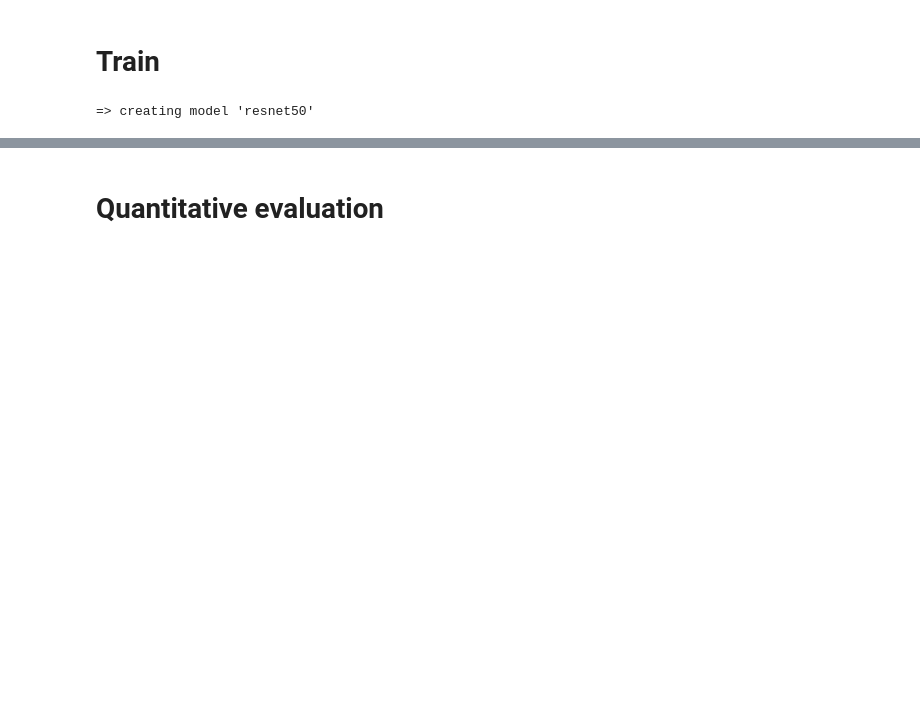
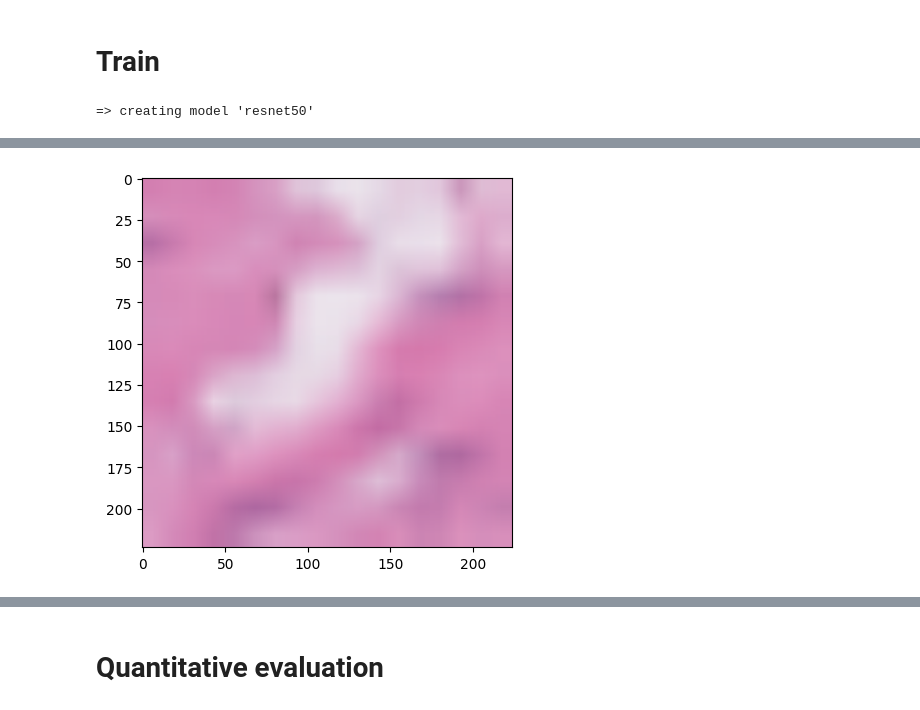
Before and after one commit to xu-shitong/Contrastive-Medical-Image-Classification, a Jupyter notebook: attention_masking_moco/attention_masking_moco.ipynb, the cells around one changed output, grey strips where cells are left out. Saved outputs shown, nothing was run; the diff lists cells and outputs as text; code cells hidden in the pictures; blank space fills up the shorter version.

Commit message:
add milestone of attention moco masking

```diff
--- a/attention_masking_moco/attention_masking_moco.ipynb
+++ b/attention_masking_moco/attention_masking_moco.ipynb
@@ -437,10 +424,0 @@ loss.backward()
-# %%
-# grad = torch.randn((128, 3, 224, 224))
-# grad[:, 1, 100, 200] = 1000
-grad = images[0].grad
-# %%
-_, _, h, w = grad.shape
-index = grad.reshape((BATCH_SIZE, -1)).argmax(dim=-1)
-center_z = index // (w * h)
-center_y, center_x = (index - center_z * w * h) // w, ((index - center_z * w * h)) % w
-center_z.shape, center_x.shape, center_y.shape, center_z, center_x, center_y
@@ -465,10 +424,0 @@ center_z.shape, center_x.shape, center_y.shape, center_z, center_x, center_y
-# %%
-import matplotlib.pyplot as plt
-import torchvision
-
-width, height = 96, 96
-
-cropped = torchvision.transforms.functional.crop(grad[0, center_z[0]], center_y[0] - height // 2, center_x[0] - width // 2, height, width)
-
-plt.imshow(cropped.cpu().detach().numpy())
-# TODO: use view to get maximum position, use crop get region,
@@ -523,0 +495,63 @@ torch.Size([128, 3, 224])
+# %%
+import matplotlib.pyplot as plt
+import torchvision
+
+model = torch.load(ROOT + "./attention_masking_moco/71101_epochs20_batch128_lr0.03_momentum0.9_moco-momentum0.999_loss-typeself_V2True.pickle")
+
+def plt_show(img):
+  mean=torch.tensor([0.485, 0.456, 0.406])
+  std=torch.tensor([0.229, 0.224, 0.225])
+
+  unnormalize = transforms.Normalize((-mean / std).tolist(), (1.0 / std).tolist())
+  img = unnormalize(img)
+  plt.imshow(img.permute((1,2,0)).cpu().detach().numpy())
+  plt.show()
+
+for images, labels in pretrain_loader:
+  break
+
+if args.loss_type == 'self':
+  labels = None
+
+# compute output
+if args.gpu is not None:
+    images[0] = images[0].cuda(args.gpu, non_blocking=True)
+    images[1] = images[1].cuda(args.gpu, non_blocking=True)
+
+# create attention pertubation
+model.eval()
+images[0] = images[0].clone().detach()
+images[0].requires_grad = True
+
+plt_show(images[0][0])
+plt_show(images[1][0])
+
+
+output, target = model(im_q=images[0], im_k=images[1], labels=labels)
+loss = criterion(output, target)
+loss.backward()
+
+print("grad min", images[0].grad[0].min(), "grad max", images[0].grad[0].max())
+g = ((images[0].grad[0] + images[0].grad[0].min()) / images[0].grad[0].max())
+print("shape", g.shape)
+plt.imshow(((g - g.min()) / (g.max() - g.min())).permute((1,2,0)).cpu().detach().numpy())
+plt.show()
+print("grad min", g.min(), "grad max", g.max(), )
+
+images[0] = pert_func(images[0], images[0].grad, ATTENTION_INFO[1], ATTENTION_INFO[2])
+images[0] = images[0].detach()
+optimizer.zero_grad()
+
+plt_show(images[0][0])
+plt_show(images[1][0])
+
+# compute output
+model.train()
+output, target = model(im_q=images[0], im_k=images[1], labels=labels)
+loss = criterion(output, target)
+
+# compute gradient and do SGD step
+loss.backward()
+optimizer.step()
+# %% [output]
+[figure, added]
```
Also changed, not shown: parts of 13 cells of this notebook, 1 other file.
